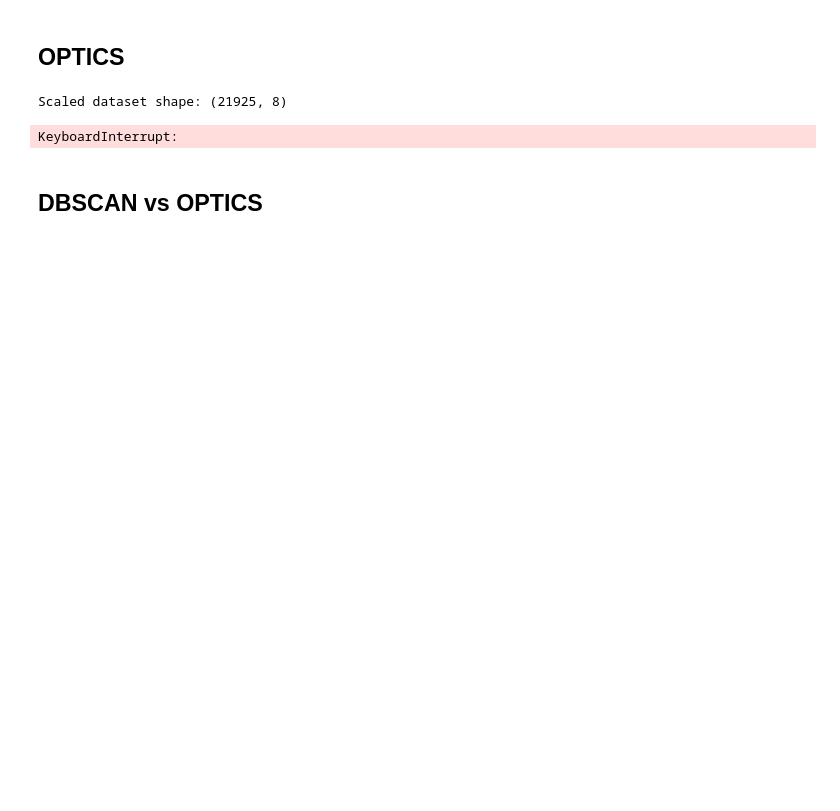
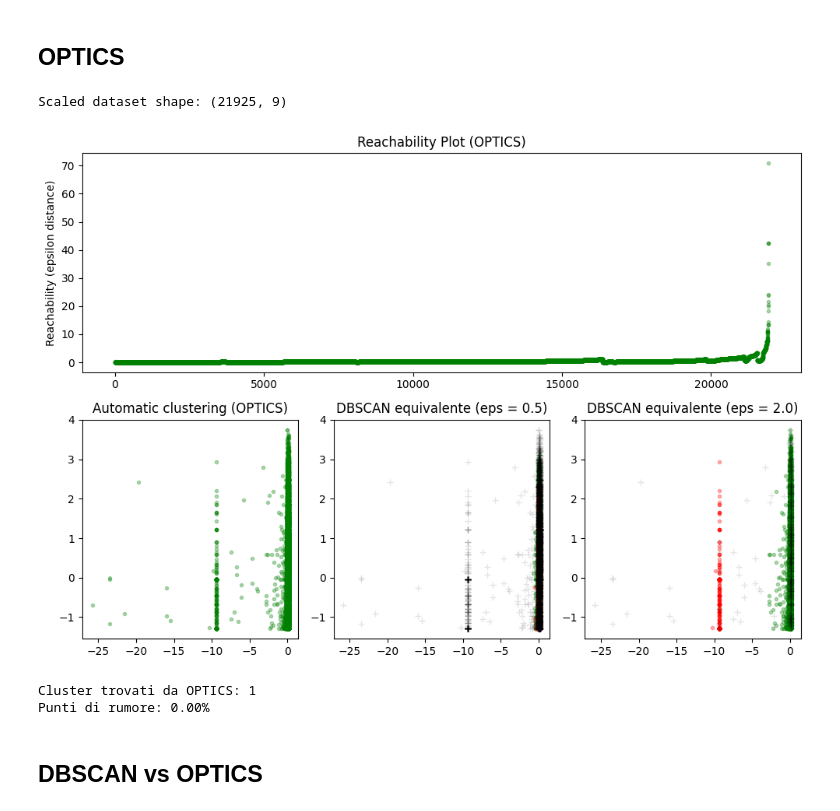
Before and after one commit to leopasq24/DataMining, a Jupyter notebook: dbscan_optics_clustering.ipynb, the cells around one changed output. Cells and saved outputs as stored; diff of their text form; code cells hidden in the pictures; blank space fills up the shorter version.

```diff
--- a/dbscan_optics_clustering.ipynb
+++ b/dbscan_optics_clustering.ipynb
@@ -241,8 +219,7 @@ df = pd.read_csv('./dataset/DM1_game_dataset_cleaned.csv', skipinitialspace=True
 # Feature engineering come in DBSCAN
 if {'MinPlayers','MaxPlayers'}.issubset(df.columns):
     df['AvgPlayers'] = (df['MinPlayers'] + df['MaxPlayers']) / 2
-if {'ComMinPlaytime','ComMaxPlaytime'}.issubset(df.columns):
-    df['AvgPlaytime'] = (df['ComMinPlaytime'] + df['ComMaxPlaytime']) / 2
+
 
 # Selezione colonne numeriche rilevanti (no ID, rank, testo, dummy)
 features = [
@@ -250,7 +227,7 @@ features = [
     'ComAgeRec', 'LanguageEase', 'NumWish',
     'NumUserRatings', 'NumComments',
     'NumExpansions', 'NumImplementations',
-    'AvgPlayers', 'AvgPlaytime'
+    'AvgPlayers', 'MfgPlaytime'
 ]
 features = [f for f in features if f in df.columns]
 df_num = df[features].dropna()
@@ -309,35 +286,37 @@ for klass, color in enumerate(colors):
     ax2.plot(Xk[:, 0], Xk[:, 1], color, alpha=0.3)
 ax2.plot(X[optics_model.labels_ == -1, 0], X[optics_model.labels_ == -1, 1], "k+", alpha=0.1)
 ax2.set_title("Automatic clustering (OPTICS)")
 
 # DBSCAN equivalent eps=0.5
 for klass, color in enumerate(colors):
     Xk = X[labels_eps_05 == klass]
     ax3.plot(Xk[:, 0], Xk[:, 1], color, alpha=0.3)
 ax3.plot(X[labels_eps_05 == -1, 0], X[labels_eps_05 == -1, 1], "k+", alpha=0.1)
 ax3.set_title("DBSCAN equivalente (eps = 0.5)")
 
 # DBSCAN equivalent eps=2.0
 for klass, color in enumerate(colors):
     Xk = X[labels_eps_2 == klass]
     ax4.plot(Xk[:, 0], Xk[:, 1], color, alpha=0.3)
 ax4.plot(X[labels_eps_2 == -1, 0], X[labels_eps_2 == -1, 1], "k+", alpha=0.1)
 ax4.set_title("DBSCAN equivalente (eps = 2.0)")
 
 plt.tight_layout()
 plt.show()
 
 
 # Risultati numerici
 n_clusters_optics = len(set(optics_model.labels_)) - (1 if -1 in optics_model.labels_ else 0)
 n_noise_optics = list(optics_model.labels_).count(-1)
 noise_perc = n_noise_optics / len(optics_model.labels_) * 100
 
 print(f"\nCluster trovati da OPTICS: {n_clusters_optics}")
 print(f"Punti di rumore: {noise_perc:.2f}%")
 # %% [output]
-Scaled dataset shape: (21925, 8)
+Scaled dataset shape: (21925, 9)
+[figure, added]
-KeyboardInterrupt:
+Cluster trovati da OPTICS: 1
+Punti di rumore: 0.00%
 # %% [markdown]
 ## DBSCAN vs OPTICS
 # %%
```
Also changed, not shown: parts of 5 cells of this notebook.
